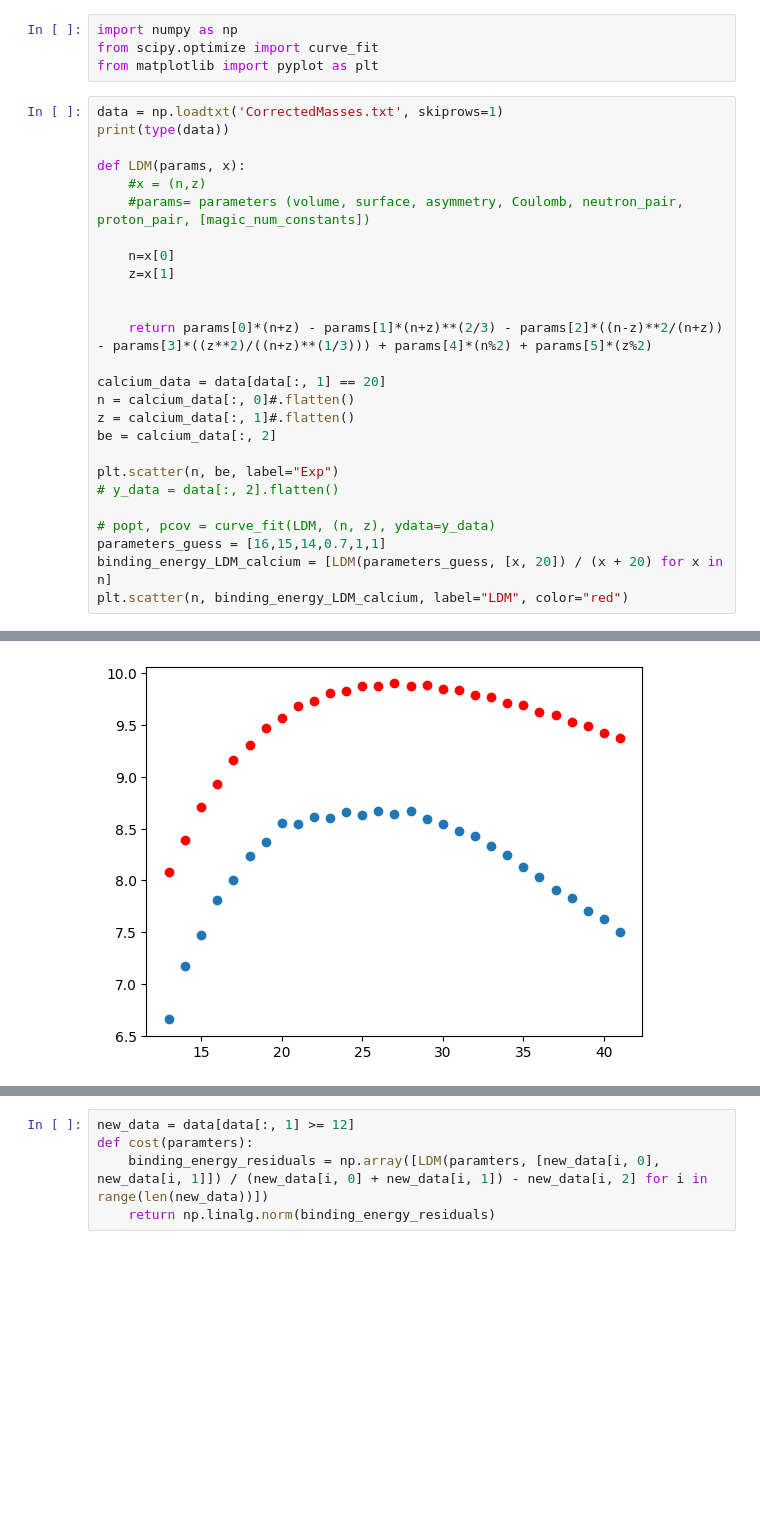
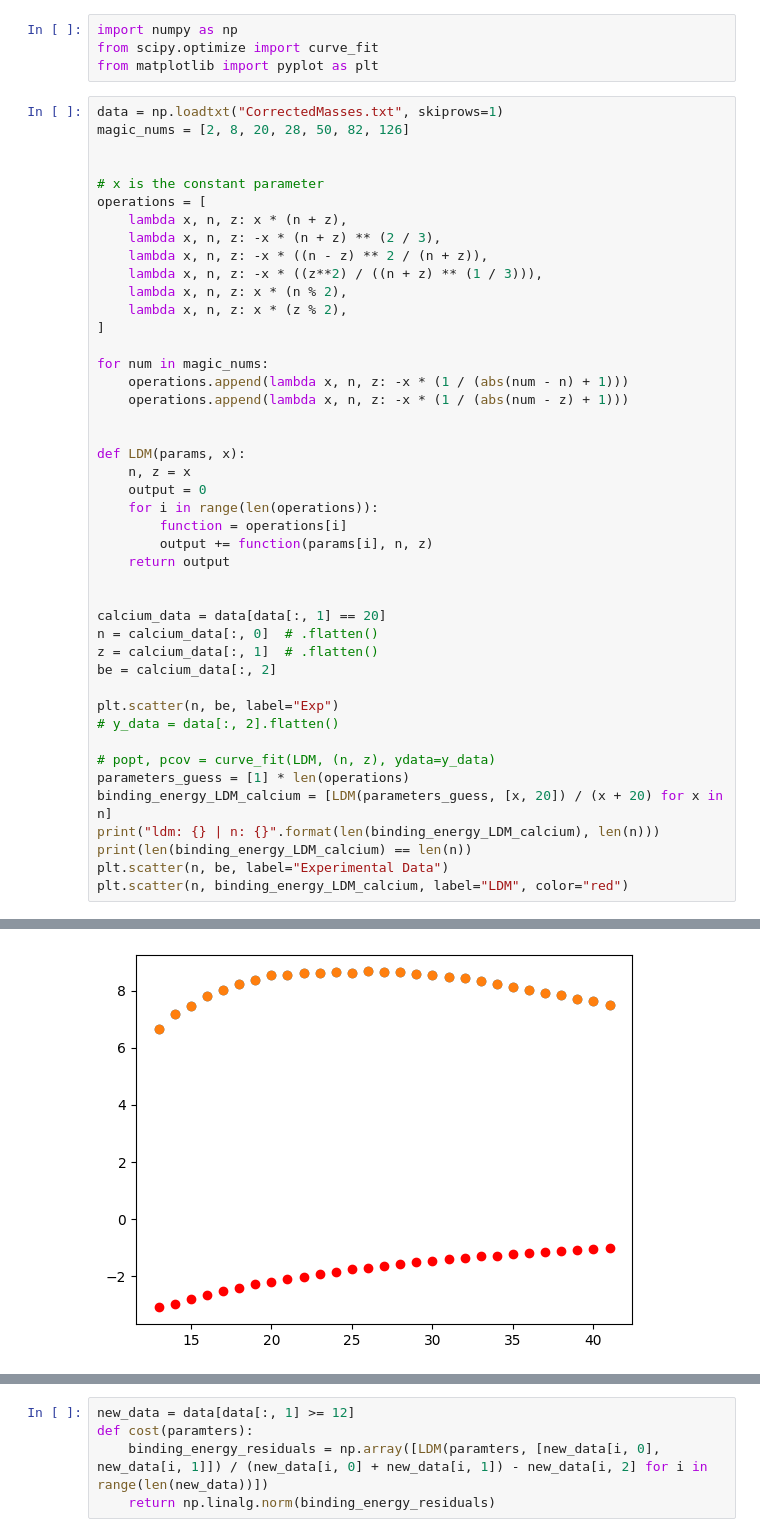
Before and after one commit to gigaquantum/theory-challenges, a Jupyter notebook: LDM Challenge/Calibrating Liquid Drop Challenge.ipynb, the cells around one changed output, grey strips where cells are left out. Drawn from its saved outputs; the diff is of its cells as text; blank space fills up the shorter version.

Commit message:
completed magic number inclusion

```diff
--- a/LDM Challenge/Calibrating Liquid Drop Challenge.ipynb
+++ b/LDM Challenge/Calibrating Liquid Drop Challenge.ipynb
@@ -31,29 +31,47 @@ import numpy as np
 from scipy.optimize import curve_fit
 from matplotlib import pyplot as plt
 # %%
-data = np.loadtxt('CorrectedMasses.txt', skiprows=1)
-print(type(data))
+data = np.loadtxt("CorrectedMasses.txt", skiprows=1)
+magic_nums = [2, 8, 20, 28, 50, 82, 126]
+
+
+# x is the constant parameter
+operations = [
+    lambda x, n, z: x * (n + z),
+    lambda x, n, z: -x * (n + z) ** (2 / 3),
+    lambda x, n, z: -x * ((n - z) ** 2 / (n + z)),
+    lambda x, n, z: -x * ((z**2) / ((n + z) ** (1 / 3))),
+    lambda x, n, z: x * (n % 2),
+    lambda x, n, z: x * (z % 2),
+]
+
+for num in magic_nums:
+    operations.append(lambda x, n, z: -x * (1 / (abs(num - n) + 1)))
+    operations.append(lambda x, n, z: -x * (1 / (abs(num - z) + 1)))
+
 
 def LDM(params, x):
-    #x = (n,z)
-    #params= parameters (volume, surface, asymmetry, Coulomb, neutron_pair, proton_pair, [magic_num_constants])
-
-    n=x[0]
-    z=x[1]
+    n, z = x
+    output = 0
+    for i in range(len(operations)):
+        function = operations[i]
+        output += function(params[i], n, z)
+    return output
 
 
-    return params[0]*(n+z) - params[1]*(n+z)**(2/3) - params[2]*((n-z)**2/(n+z)) - params[3]*((z**2)/((n+z)**(1/3))) + params[4]*(n%2) + params[5]*(z%2)
-
 calcium_data = data[data[:, 1] == 20]
-n = calcium_data[:, 0]#.flatten()
-z = calcium_data[:, 1]#.flatten()
+n = calcium_data[:, 0]  # .flatten()
+z = calcium_data[:, 1]  # .flatten()
 be = calcium_data[:, 2]
 
 plt.scatter(n, be, label="Exp")
 # y_data = data[:, 2].flatten()
 
 # popt, pcov = curve_fit(LDM, (n, z), ydata=y_data)
-parameters_guess = [16,15,14,0.7,1,1]
+parameters_guess = [1] * len(operations)
 binding_energy_LDM_calcium = [LDM(parameters_guess, [x, 20]) / (x + 20) for x in n]
+print("ldm: {} | n: {}".format(len(binding_energy_LDM_calcium), len(n)))
+print(len(binding_energy_LDM_calcium) == len(n))
+plt.scatter(n, be, label="Experimental Data")
 plt.scatter(n, binding_energy_LDM_calcium, label="LDM", color="red")
 # %% [output]
@@ -61,5 +80,5 @@ plt.scatter(n, binding_energy_LDM_calcium, label="LDM", color="red")
 <matplotlib.collections.PathCollection at 0x...>
-[figure, old version]
+[figure, new version]
 # %%
 n_or_z = 0
 plt_range = range(int(np.max(data[:, n_or_z])) + 1)
```
Also changed, not shown: parts of 7 cells of this notebook.
